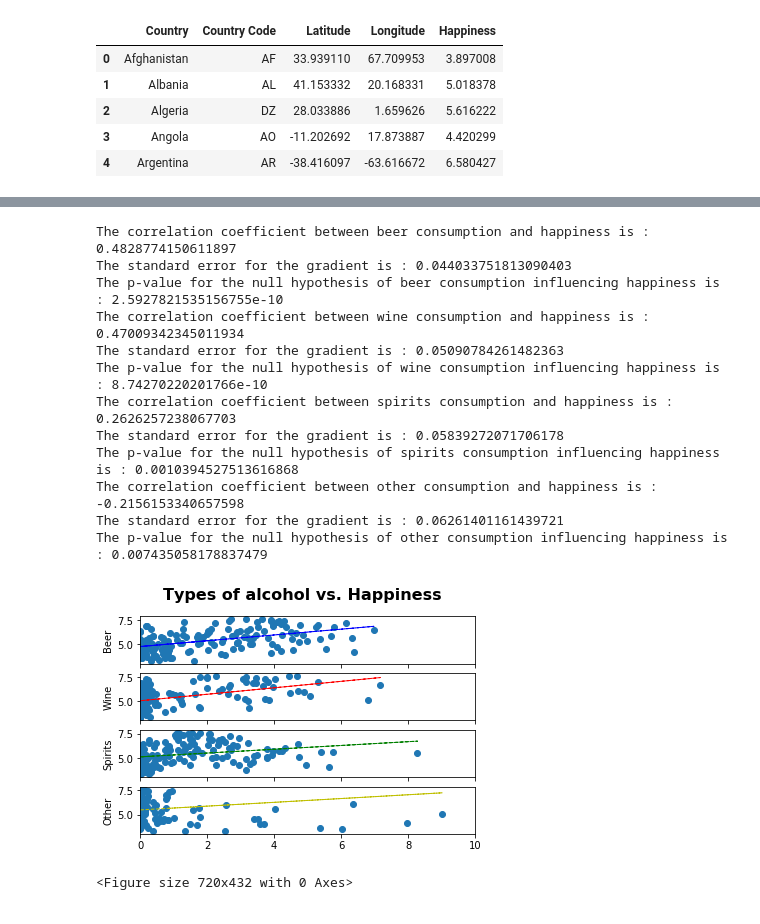
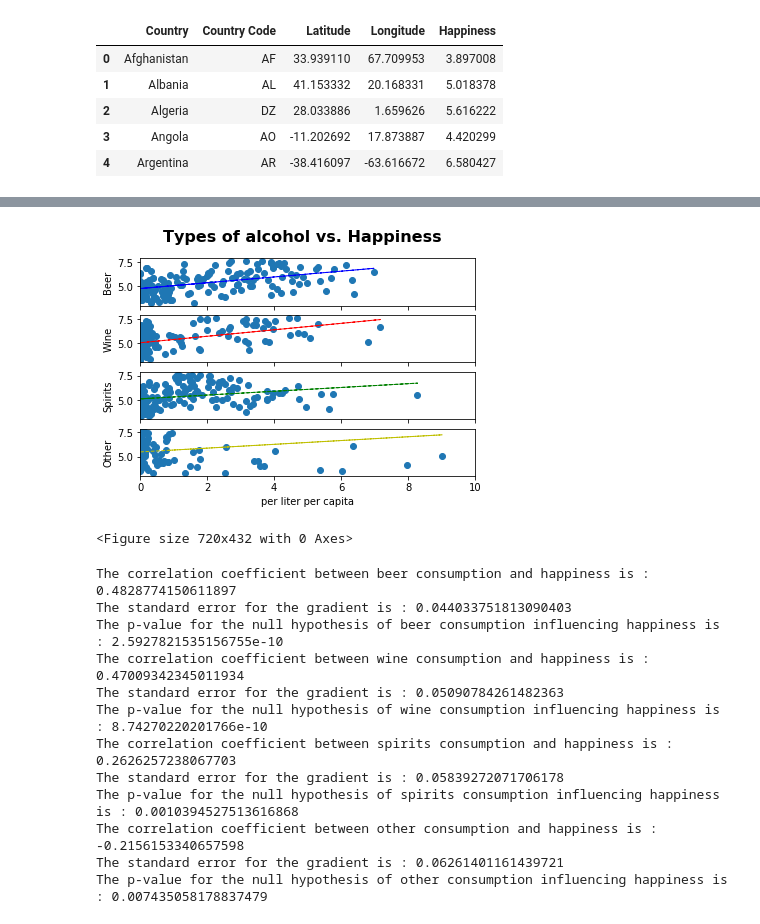
Before and after one commit to 4d4m43/DrinkAndBeHapPY, a Jupyter notebook: libs/vis3_aa.ipynb, the cells around one changed output, grey strips where cells are left out. Cells and saved outputs as stored; diff of their text form; code cells hidden in the pictures.

```diff
--- a/libs/vis3_aa.ipynb
+++ b/libs/vis3_aa.ipynb
@@ -92,61 +92,63 @@ fig.suptitle("Types of alcohol vs. Happiness", fontsize=16, fontweight="bold")
 
 ax1.set_xlim(0, 10)
 ax1.scatter(avg_beer_df, happy_df, linewidth=1, marker="o")
 ax1.plot(avg_beer_df, beer_fit, "b--", linewidth=1)
 ax1.set_ylabel("Beer")
 
 ax2.set_xlim(0, 10)
 ax2.scatter(avg_wine_df, happy_df, linewidth=1, marker="o")
 ax2.plot(avg_wine_df, wine_fit, "r--", linewidth=1)
 ax2.set_ylabel("Wine")
 
 ax3.set_xlim(0, 10)
 ax3.scatter(avg_spirits_df, happy_df, linewidth=1, marker="o")
 ax3.plot(avg_spirits_df, spirits_fit, "g--", linewidth=1)
 ax3.set_ylabel("Spirits")
 
 ax4.set_xlim(0, 10)
 ax4.scatter(avg_other_df, happy_df, linewidth=1, marker="o")
 ax4.plot(avg_other_df, other_fit, "y--", linewidth=1)
 ax4.set_ylabel("Other")
+ax4.set_xlabel("per liter per capita")
 
 plt.figure(figsize=(10,6))
 #plt.scatter(df_merged["Latitude"], df_merged["Alcohol"], color='m', alpha=0.9)
 #plt.plot(df_merged["Latitude"], lat_fit, "b--", linewidth=1)
 #plt.grid()
 #plt.xlabel('Latitude')
 #plt.ylabel('Annual Liter per Capita of All Alcoholic Beverages')
 #plt.title(f'Country Latitude vs Alcohol Consumption')
 plt.savefig("./output/alcoholtypes.png")
-
-#plt.show()
-print(f"The correlation coefficient between beer consumption and happiness is : {beer_r}")
-print(f"The standard error for the gradient is : {beer_std_err}")
-print(f"The p-value for the null hypothesis of beer consumption influencing happiness is : {beer_p}")
-
-print(f"The correlation coefficient between wine consumption and happiness is : {wine_r}")
-print(f"The standard error for the gradient is : {wine_std_err}")
-print(f"The p-value for the null hypothesis of wine consumption influencing happiness is : {wine_p}")
-
-print(f"The correlation coefficient between spirits consumption and happiness is : {spirits_r}")
-print(f"The standard error for the gradient is : {spirits_std_err}")
-print(f"The p-value for the null hypothesis of spirits consumption influencing happiness is : {spirits_p}")
-
-print(f"The correlation coefficient between other consumption and happiness is : {other_r}")
-print(f"The standard error for the gradient is : {other_std_err}")
-print(f"The p-value for the null hypothesis of other consumption influencing happiness is : {other_p}")
 # %% [output]
+[figure, new version]
-The correlation coefficient between beer consumption and happiness is : 0.4828774150611897
-The standard error for the gradient is : 0.044033751813090403
-The p-value for the null hypothesis of beer consumption influencing happiness is : 2.5927821535156755e-10
-The correlation coefficient between wine consumption and happiness is : 0.47009342345011934
-The standard error for the gradient is : 0.05090784261482363
-The p-value for the null hypothesis of wine consumption influencing happiness is : 8.74270220201766e-10
-The correlation coefficient between spirits consumption and happiness is : 0.2626257238067703
-The standard error for the gradient is : 0.05839272071706178
-The p-value for the null hypothesis of spirits consumption influencing happiness is : 0.0010394527513616868
-The correlation coefficient between other consumption and happiness is : -0.2156153340657598
-The standard error for the gradient is : 0.06261401161439721
-The p-value for the null hypothesis of other consumption influencing happiness is : 0.007435058178837479
+<Figure size 720x432 with 0 Axes>
-[figure, old version]
-<Figure size 720x432 with 0 Axes>
+# %%
+#plt.show()
+print(f"The correlation coefficient between beer consumption and happiness is : {beer_r}")
+print(f"The standard error for the gradient is : {beer_std_err}")
+print(f"The p-value for the null hypothesis of beer consumption influencing happiness is : {beer_p}")
+
+print(f"The correlation coefficient between wine consumption and happiness is : {wine_r}")
+print(f"The standard error for the gradient is : {wine_std_err}")
+print(f"The p-value for the null hypothesis of wine consumption influencing happiness is : {wine_p}")
+
+print(f"The correlation coefficient between spirits consumption and happiness is : {spirits_r}")
+print(f"The standard error for the gradient is : {spirits_std_err}")
+print(f"The p-value for the null hypothesis of spirits consumption influencing happiness is : {spirits_p}")
+
+print(f"The correlation coefficient between other consumption and happiness is : {other_r}")
+print(f"The standard error for the gradient is : {other_std_err}")
+print(f"The p-value for the null hypothesis of other consumption influencing happiness is : {other_p}")
+# %% [output]
+The correlation coefficient between beer consumption and happiness is : 0.4828774150611897
+The standard error for the gradient is : 0.044033751813090403
+The p-value for the null hypothesis of beer consumption influencing happiness is : 2.5927821535156755e-10
+The correlation coefficient between wine consumption and happiness is : 0.47009342345011934
+The standard error for the gradient is : 0.05090784261482363
+The p-value for the null hypothesis of wine consumption influencing happiness is : 8.74270220201766e-10
+The correlation coefficient between spirits consumption and happiness is : 0.2626257238067703
+The standard error for the gradient is : 0.05839272071706178
+The p-value for the null hypothesis of spirits consumption influencing happiness is : 0.0010394527513616868
+The correlation coefficient between other consumption and happiness is : -0.2156153340657598
+The standard error for the gradient is : 0.06261401161439721
+The p-value for the null hypothesis of other consumption influencing happiness is : 0.007435058178837479
```
Also changed, not shown: 2 other files.
